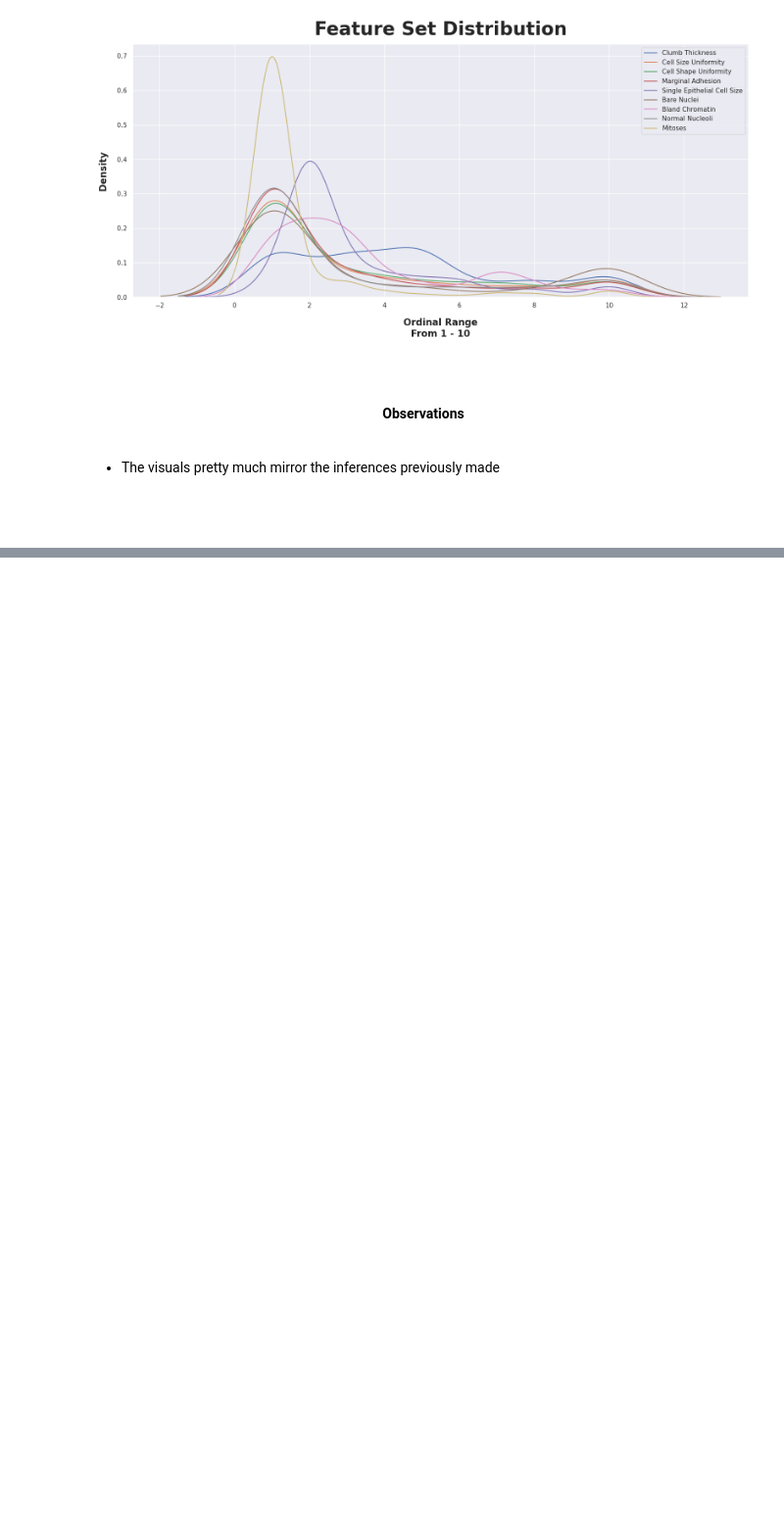
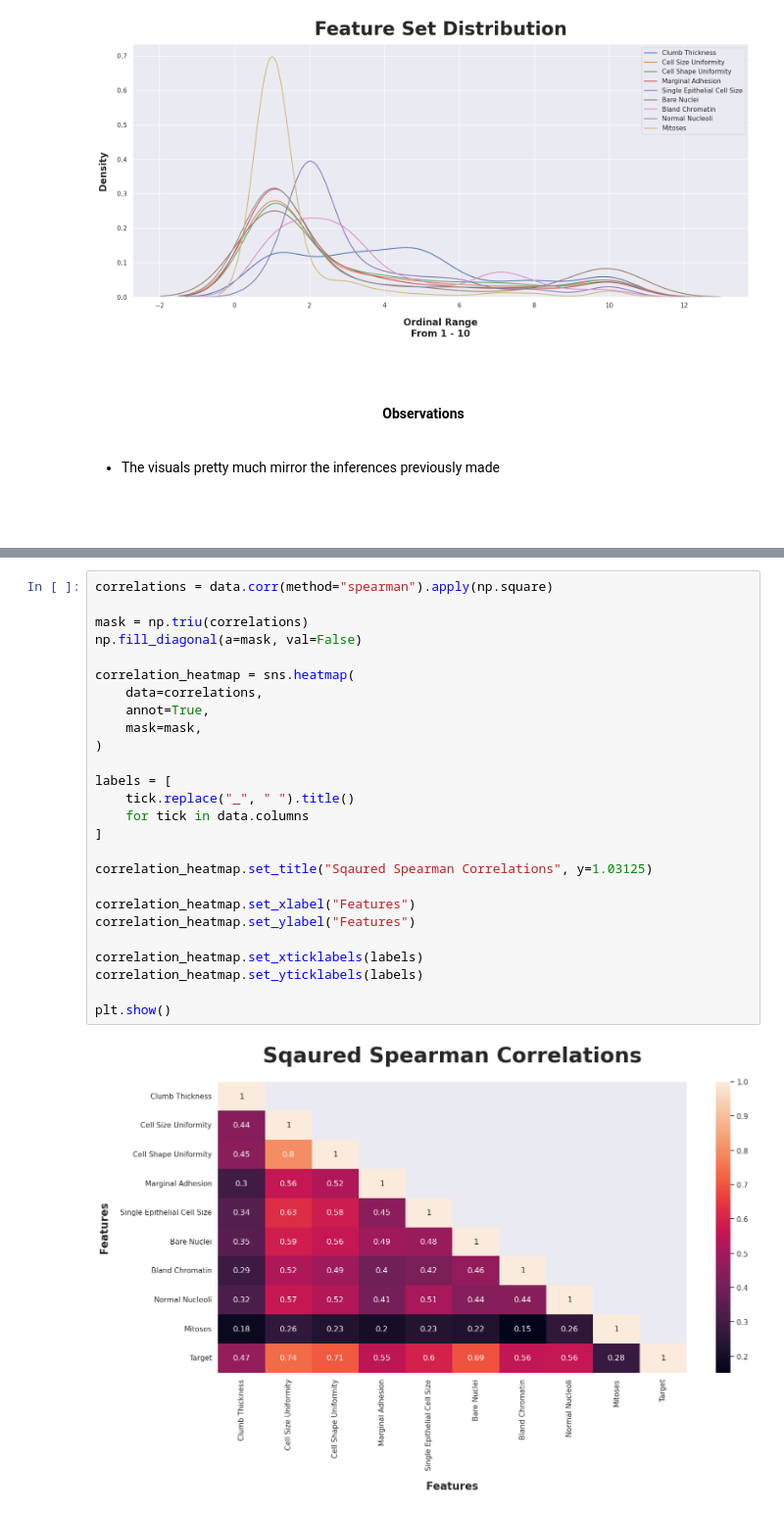
Before and after one commit to MondeAnna/predicting-breast-cancer, a Jupyter notebook: notebooks/predict_breast_cancer.ipynb, the cells around one changed output, grey strips where cells are left out. Shown: that part at 98% size. Cells and saved outputs as stored; diff of their text form; blank space fills up the shorter version.

```diff
--- a/notebooks/predict_breast_cancer.ipynb
+++ b/notebooks/predict_breast_cancer.ipynb
@@ -514,0 +542,28 @@ plt.show()
+# %%
+correlations = data.corr(method="spearman").apply(np.square)
+
+mask = np.triu(correlations)
+np.fill_diagonal(a=mask, val=False)
+
+correlation_heatmap = sns.heatmap(
+    data=correlations,
+    annot=True,
+    mask=mask,
+)
+
+labels = [
+    tick.replace("_", " ").title()
+    for tick in data.columns
+]
+
+correlation_heatmap.set_title("Sqaured Spearman Correlations", y=1.03125)
+
+correlation_heatmap.set_xlabel("Features")
+correlation_heatmap.set_ylabel("Features")
+
+correlation_heatmap.set_xticklabels(labels)
+correlation_heatmap.set_yticklabels(labels)
+
+plt.show()
+# %% [output]
+[figure, added]
```
Also changed, not shown: parts of 12 cells of this notebook.
